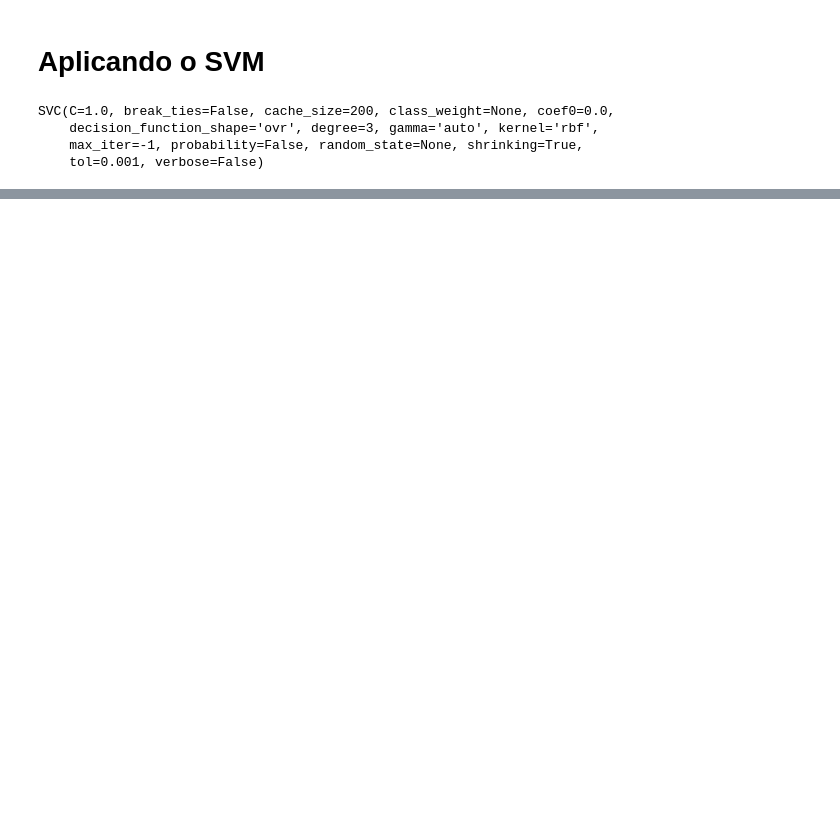
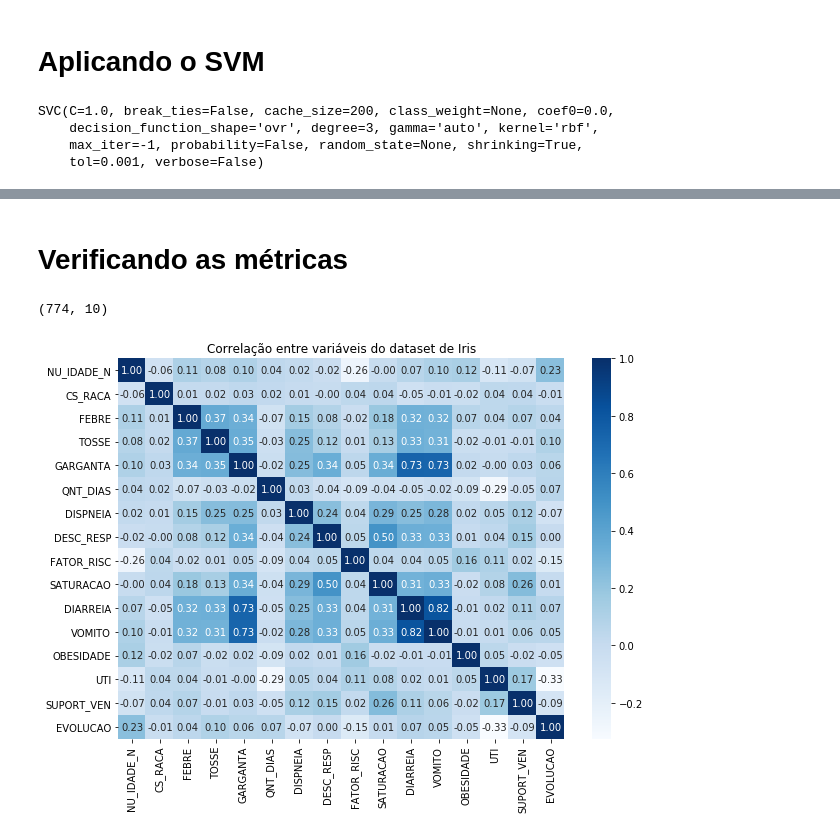
Before and after one commit to WallaceHolanda/covid_mortality_risk_prediction, a Jupyter notebook: notebook/TestandoModelos.ipynb, the cells around one changed output, grey strips where cells are left out. Cells and saved outputs as stored; diff of their text form; code cells hidden in the pictures; blank space fills up the shorter version.

```diff
--- a/notebook/TestandoModelos.ipynb
+++ b/notebook/TestandoModelos.ipynb
@@ -16,3 +15,0 @@ covidData.head()
-# %%
-covidData.drop(columns=['FATOR_RISC'], inplace = True)
-covidData.head()
@@ -25,0 +16,6 @@ covidData.head()
+# %%
+attributes = ["NU_IDADE_N", "CS_RACA", "FEBRE", "TOSSE", "GARGANTA", "QNT_DIAS", "DISPNEIA", "DESC_RESP", "FATOR_RISC",
+               "SATURACAO", "DIARREIA","VOMITO", "OBESIDADE", "UTI", "SUPORT_VEN", "EVOLUCAO"]
+
+covidData = covidData[attributes]
+covidData.head()
@@ -255,0 +327,2 @@ weighted avg       0.79      0.79      0.79       213
+# %% [markdown]
+# Verificando as métricas
@@ -255,0 +337,16 @@ weighted avg       0.79      0.79      0.79       213
+# %%
+melhores_dados.shape
+# %% [output]
+(774, 10)
+# %%
+import matplotlib.pyplot as plt
+import seaborn as sns
+plt.figure(figsize=(10, 7))
+sns.heatmap(covidData.corr(),
+            annot = True,
+            fmt = '.2f',
+            cmap='Blues')
+plt.title('Correlação entre variáveis do dataset de Iris')
+plt.show()
+# %% [output]
+[figure, added]
```
Also changed, not shown: parts of 30 cells of this notebook, 3 other files.
